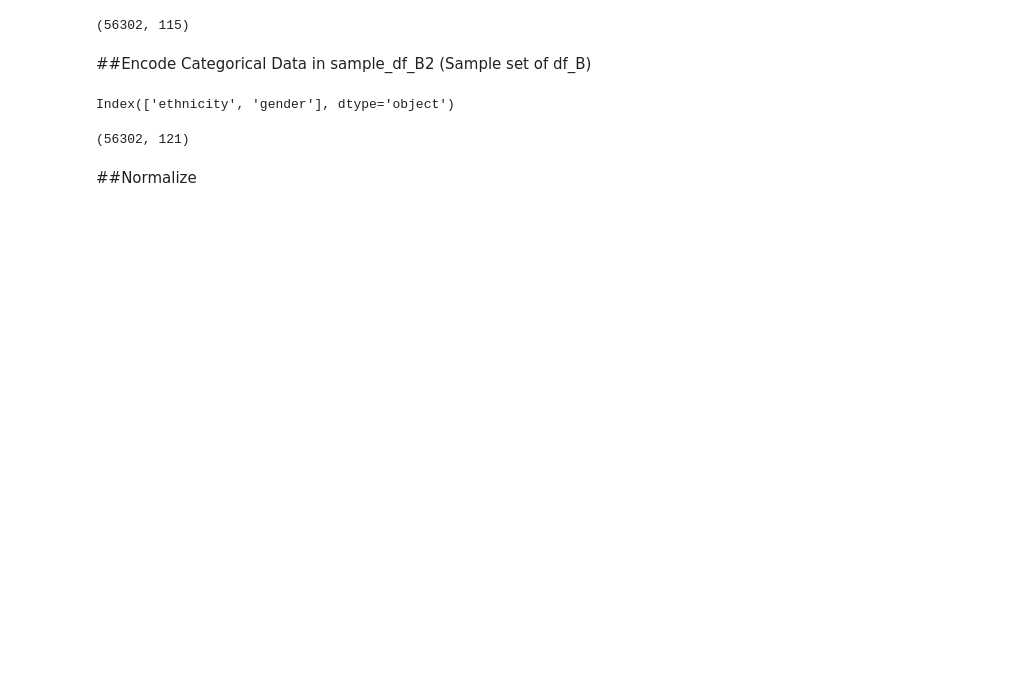
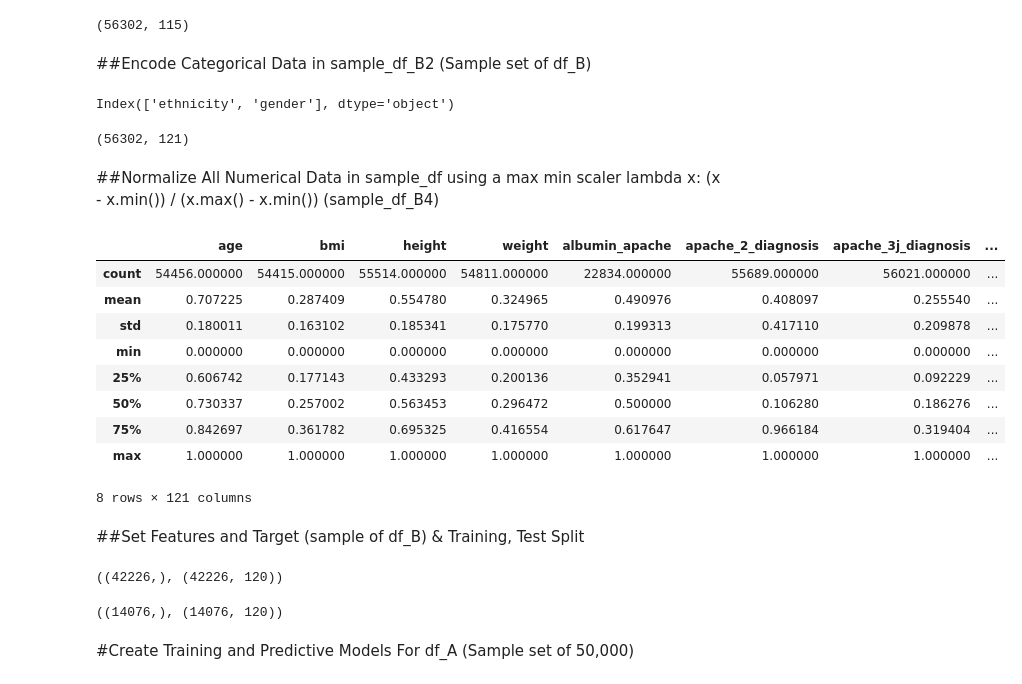
Before and after one commit to K-Hebel/WiDS_Chi, a Jupyter notebook: Model_WiDS.ipynb, the cells around one changed output. Drawn from its saved outputs; the diff is of its cells as text; code cells hidden in the pictures; blank space fills up the shorter version.

Commit message:
UPDATE:implement predictive models

```diff
--- a/Model_WiDS.ipynb
+++ b/Model_WiDS.ipynb
@@ -155,5 +136,5 @@ missing_data.sort_values(0,ascending=False)
 # %%
-col_drop=missing_data[missing_data[0]>= 0.70].sort_values(by=0, ascending=False)
+col_drop=missing_data_B[missing_data_B[0]>= 0.70].sort_values(by=0, ascending=False)
 df_B= df_B.drop(list(col_drop.index), axis=1) #[0].sort_values
 df_B.shape
 # %% [output]
@@ -239,5 +200,22 @@ sample_df_B3=sample_df_B3.drop(['gender','ethnicity'], axis=1)
 sample_df_B3.shape
 # %% [output]
 (56302, 121)
-# %% [markdown]
-##Normalize
+# %% [markdown]
+##Normalize All Numerical Data in sample_df  using a max min scaler
+lambda x: (x - x.min()) / (x.max() - x.min()) (sample_df_B4)
+# %%
+sample_df_B4 = sample_df_B3.apply(lambda x: (x - x.min()) / (x.max() - x.min()))
+sample_df_B4.describe()
+# %% [output]
+|  | age | bmi | height | weight | albumin_apache | apache_2_diagnosis | apache_3j_diagnosis | ... |
+| count | 54456.000000 | 54415.000000 | 55514.000000 | 54811.000000 | 22834.000000 | 55689.000000 | 56021.000000 | ... |
+| mean | 0.707225 | 0.287409 | 0.554780 | 0.324965 | 0.490976 | 0.408097 | 0.255540 | ... |
+| std | 0.180011 | 0.163102 | 0.185341 | 0.175770 | 0.199313 | 0.417110 | 0.209878 | ... |
+| min | 0.000000 | 0.000000 | 0.000000 | 0.000000 | 0.000000 | 0.000000 | 0.000000 | ... |
+| 25% | 0.606742 | 0.177143 | 0.433293 | 0.200136 | 0.352941 | 0.057971 | 0.092229 | ... |
+| 50% | 0.730337 | 0.257002 | 0.563453 | 0.296472 | 0.500000 | 0.106280 | 0.186276 | ... |
+| 75% | 0.842697 | 0.361782 | 0.695325 | 0.416554 | 0.617647 | 0.966184 | 0.319404 | ... |
+| max | 1.000000 | 1.000000 | 1.000000 | 1.000000 | 1.000000 | 1.000000 | 1.000000 | ... |
+8 rows × 121 columns
+# %% [markdown]
+##Set Features and Target (sample of df_B) & Training, Test Split
@@ -243,0 +227,10 @@ sample_df_B3.shape
+# %%
+y_b_train.shape, X_b_train.shape
+# %% [output]
+((42226,), (42226, 120))
+# %%
+y_b_test.shape, X_b_test.shape
+# %% [output]
+((14076,), (14076, 120))
+# %% [markdown]
+#Create Training and Predictive Models For df_A (Sample set of 50,000)
```
Also changed, not shown: parts of 42 cells of this notebook.
